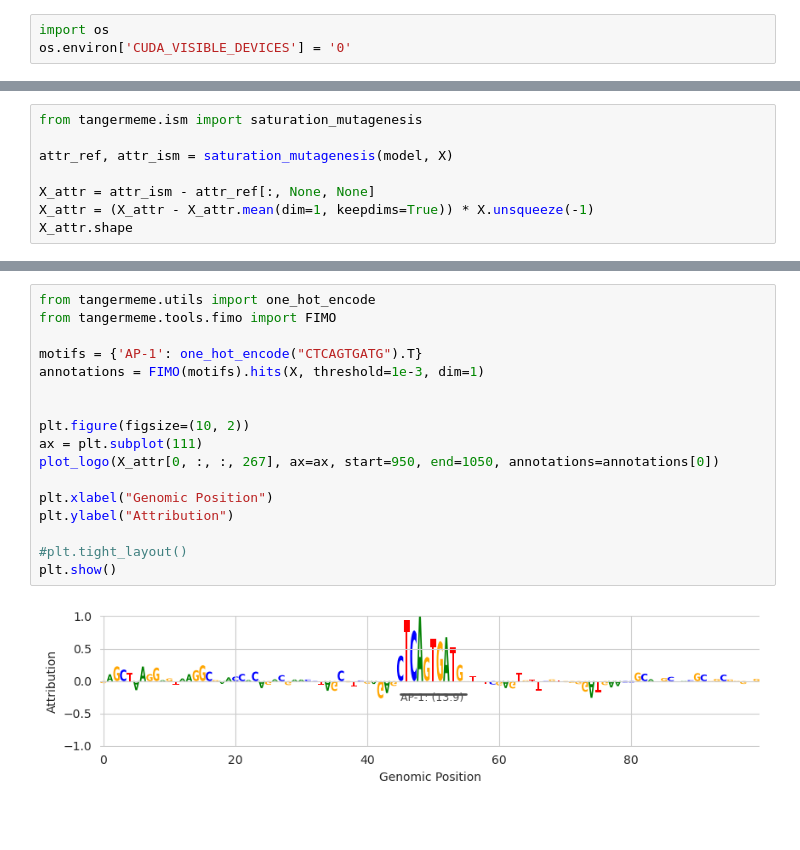
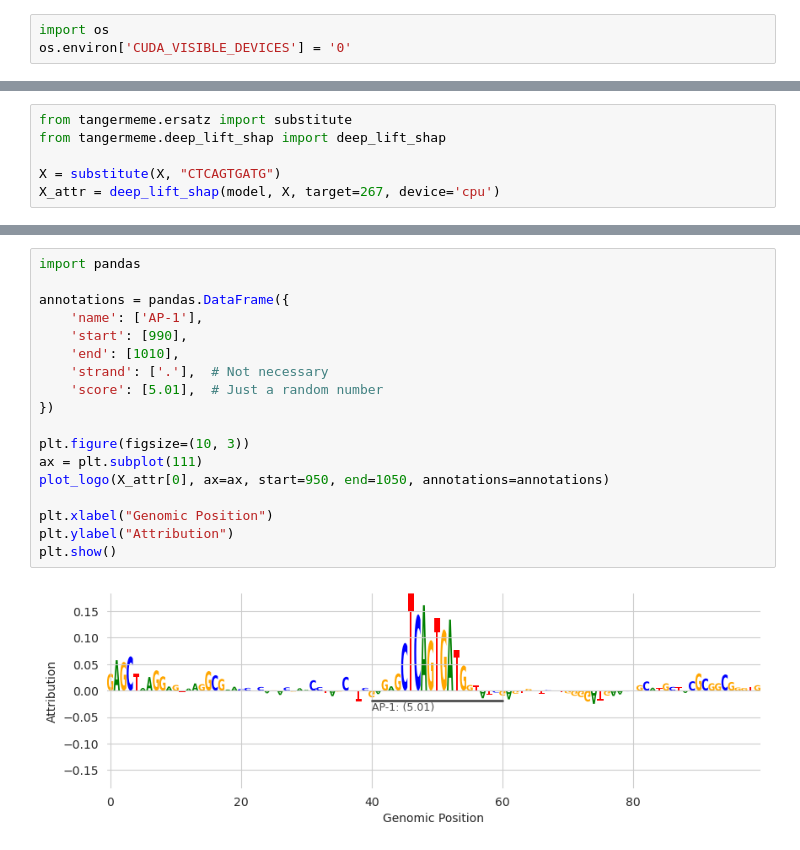
Before and after one commit to jmschrei/tangermeme, a Jupyter notebook: docs/tutorials/Tutorial_C2_Plotting.ipynb, the cells around one changed output, grey strips where cells are left out. Drawn from its saved outputs; the diff is of its cells as text; blank space fills up the shorter version.

```diff
--- a/docs/tutorials/Tutorial_C2_Plotting.ipynb
+++ b/docs/tutorials/Tutorial_C2_Plotting.ipynb
@@ -26,8 +88,6 @@ model.load_state_dict(torch.load("deepsea.beluga.torch"))
 # %%
-from tangermeme.ism import saturation_mutagenesis
+from tangermeme.ersatz import substitute
+from tangermeme.deep_lift_shap import deep_lift_shap
 
-attr_ref, attr_ism = saturation_mutagenesis(model, X)
-
-X_attr = attr_ism - attr_ref[:, None, None]
-X_attr = (X_attr - X_attr.mean(dim=1, keepdims=True)) * X.unsqueeze(-1)
-X_attr.shape
+X = substitute(X, "CTCAGTGATG")
+X_attr = deep_lift_shap(model, X, target=267, device='cpu')
@@ -52,19 +136,20 @@ plt.show()
 # %%
-from tangermeme.utils import one_hot_encode
-from tangermeme.tools.fimo import FIMO
+import pandas
 
-motifs = {'AP-1': one_hot_encode("CTCAGTGATG").T}
-annotations = FIMO(motifs).hits(X, threshold=1e-3, dim=1)
+annotations = pandas.DataFrame({
+    'name': ['AP-1'],
+    'start': [990],
+    'end': [1010],
+    'strand': ['.'],  # Not necessary
+    'score': [5.01],  # Just a random number
+})
 
-
-plt.figure(figsize=(10, 2))
+plt.figure(figsize=(10, 3))
 ax = plt.subplot(111)
-plot_logo(X_attr[0, :, :, 267], ax=ax, start=950, end=1050, annotations=annotations[0])
+plot_logo(X_attr[0], ax=ax, start=950, end=1050, annotations=annotations)
 
 plt.xlabel("Genomic Position")
 plt.ylabel("Attribution")
-
-#plt.tight_layout()
 plt.show()
 # %% [output]
-[figure, old version]
+[figure, new version]
```
Also changed, not shown: parts of 35 cells of this notebook, 5 other files.
